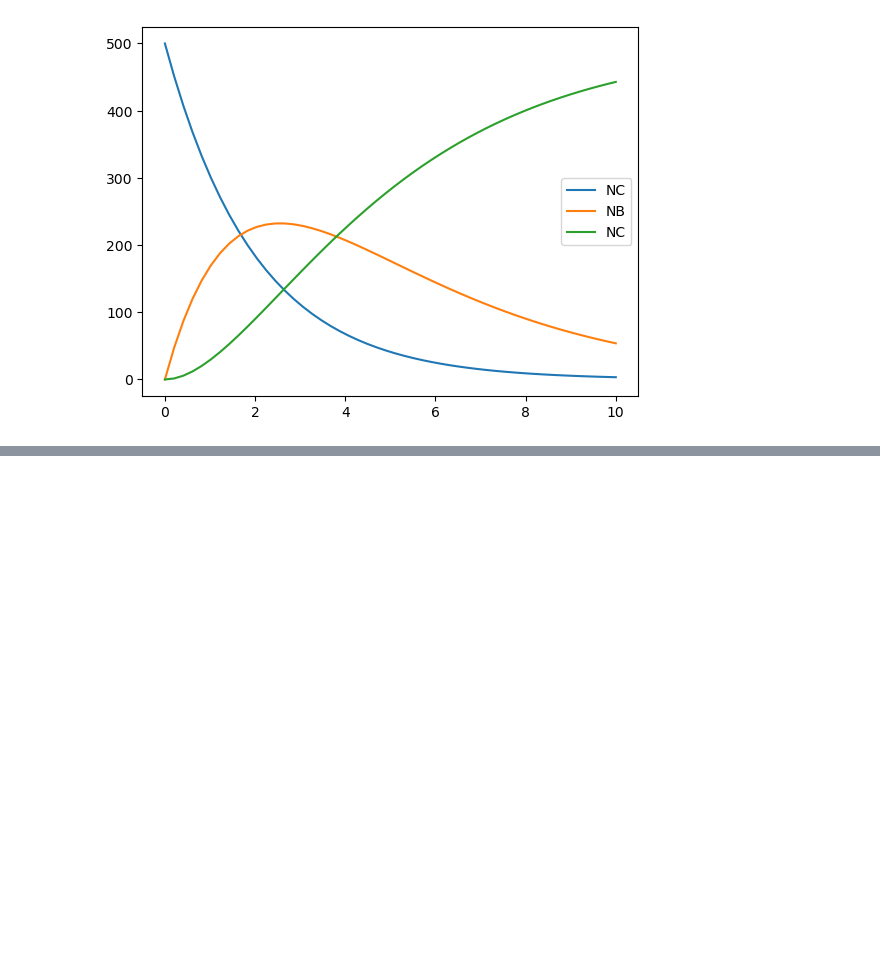
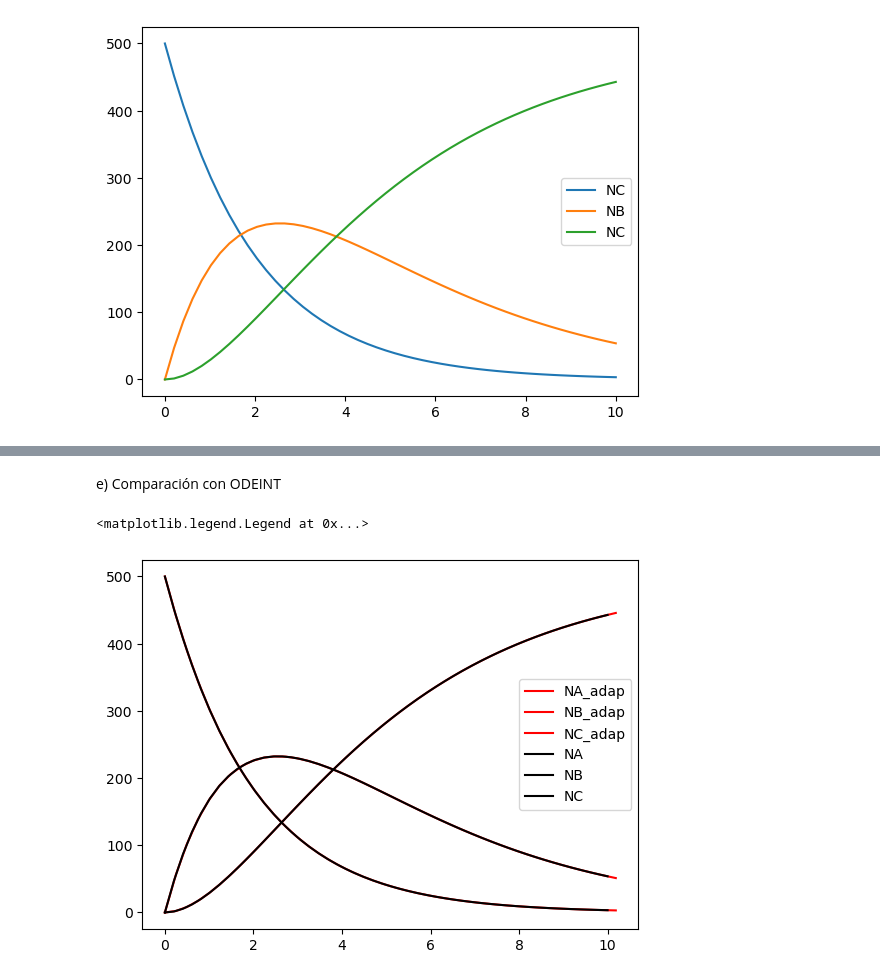
Before and after one commit to andresarias1105/MetodosII_AndresArias_JuanGuzman, a Jupyter notebook: Parcial 2/Particle_decay.ipynb, the cells around one changed output, grey strips where cells are left out. Drawn from its saved outputs; the diff is of its cells as text; code cells hidden in the pictures; blank space fills up the shorter version.

```diff
--- a/Parcial 2/Particle_decay.ipynb
+++ b/Parcial 2/Particle_decay.ipynb
@@ -89,0 +116,13 @@ def Adaptativo(f,r0,t,e=1e-4):
+# %% [markdown]
+e) Comparación con ODEINT
+# %%
+plt.plot(t1,Ns[:,0],label="NA_adap",color="red")
+plt.plot(t1,Ns[:,1],label="NB_adap",color="red")
+plt.plot(t1,Ns[:,2],label="NC_adap",color="red")
+plt.plot(t,NA,label="NA",color="k")
+plt.plot(t,NB,label="NB",color="k")
+plt.plot(t,NC,label="NC",color="k")
+plt.legend()
+# %% [output]
+<matplotlib.legend.Legend at 0x...>
+[figure, added]
```
Also changed, not shown: parts of 7 cells of this notebook.
